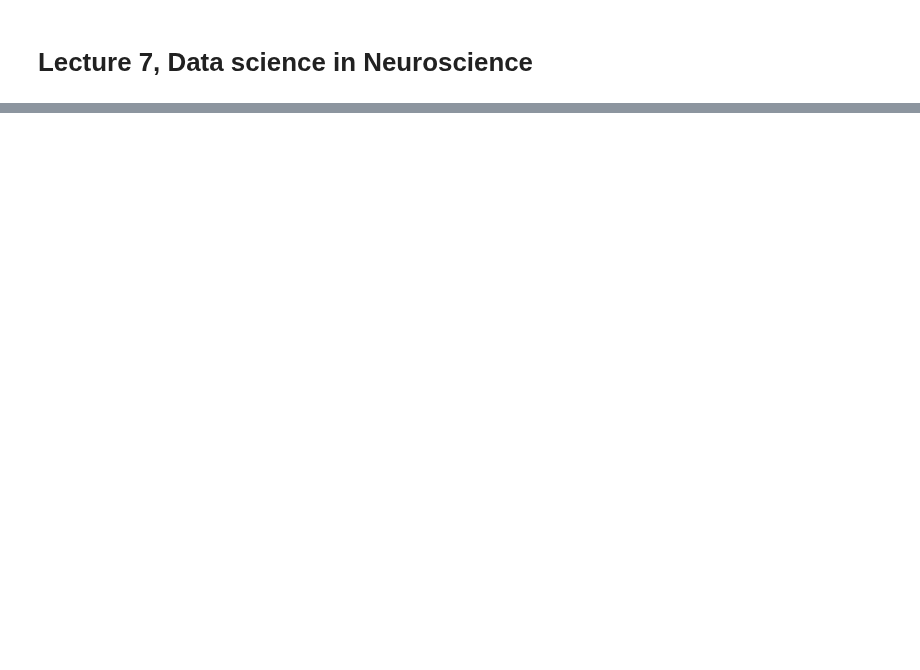
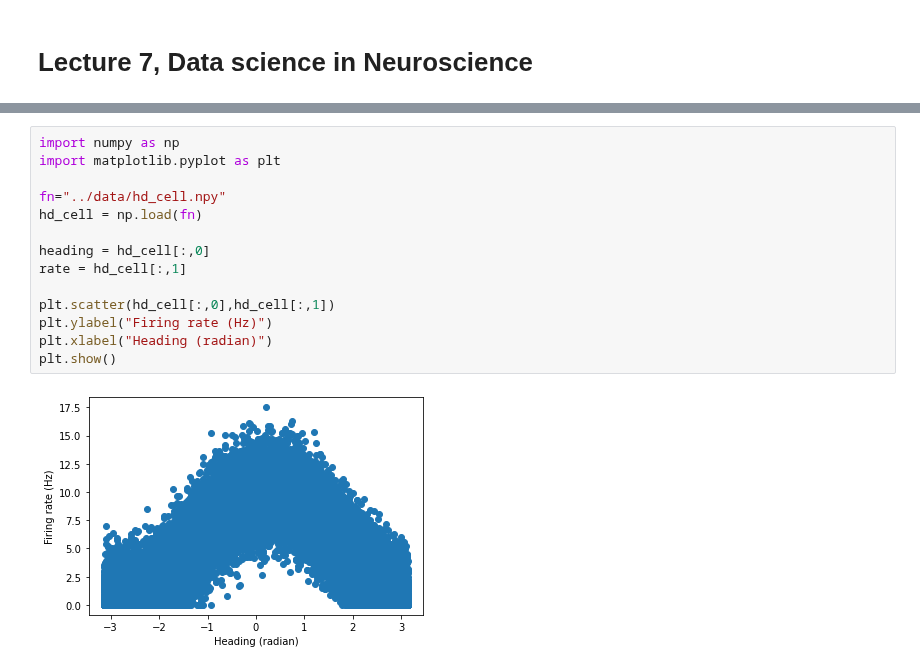
Before and after one commit to kevin-allen/dataScienceNeuro, a Jupyter notebook: notebooks/lecture_07_projects.ipynb, the cells around one changed output, grey strips where cells are left out. Cells and saved outputs as stored; diff of their text form; blank space fills up the shorter version.

```diff
--- a/notebooks/lecture_07_projects.ipynb
+++ b/notebooks/lecture_07_projects.ipynb
@@ -28,0 +24,16 @@ As a conclusion, and based on what you learned, choose which clustering techniqu
+# %%
+import numpy as np
+import matplotlib.pyplot as plt
+
+fn="../data/hd_cell.npy"
+hd_cell = np.load(fn)
+
+heading = hd_cell[:,0]
+rate = hd_cell[:,1]
+
+plt.scatter(hd_cell[:,0],hd_cell[:,1])
+plt.ylabel("Firing rate (Hz)")
+plt.xlabel("Heading (radian)")
+plt.show()
+# %% [output]
+[figure, added]
```
Also changed, not shown: parts of 6 cells of this notebook, 3 other files.
